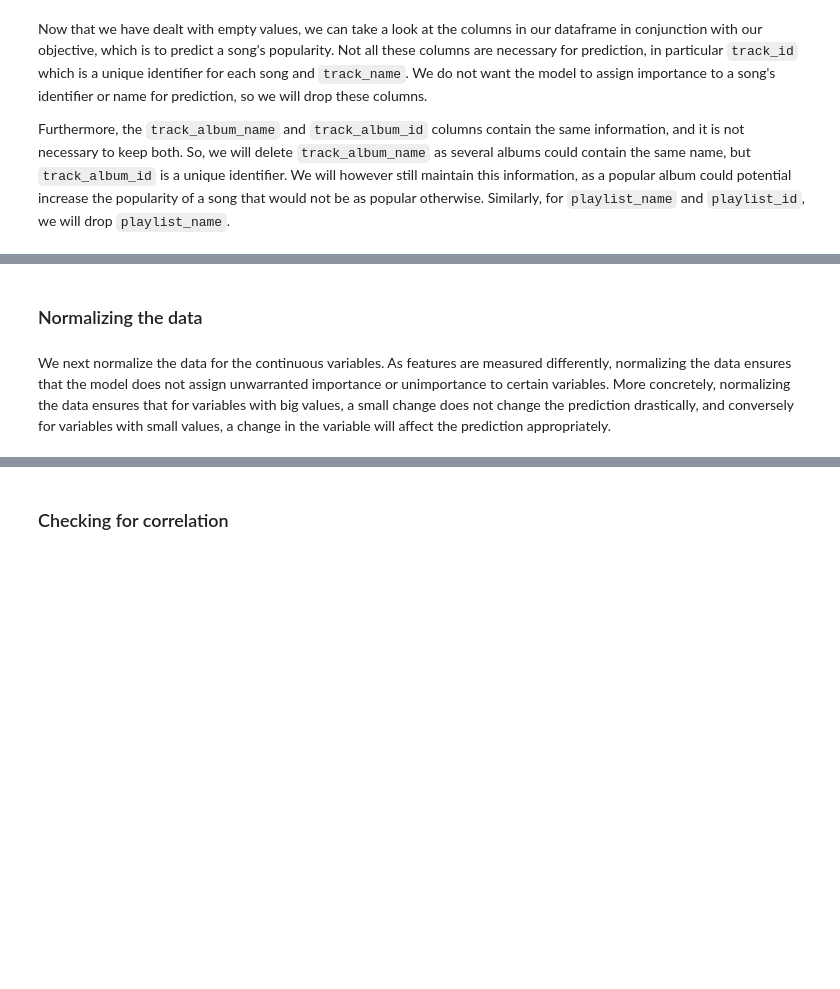
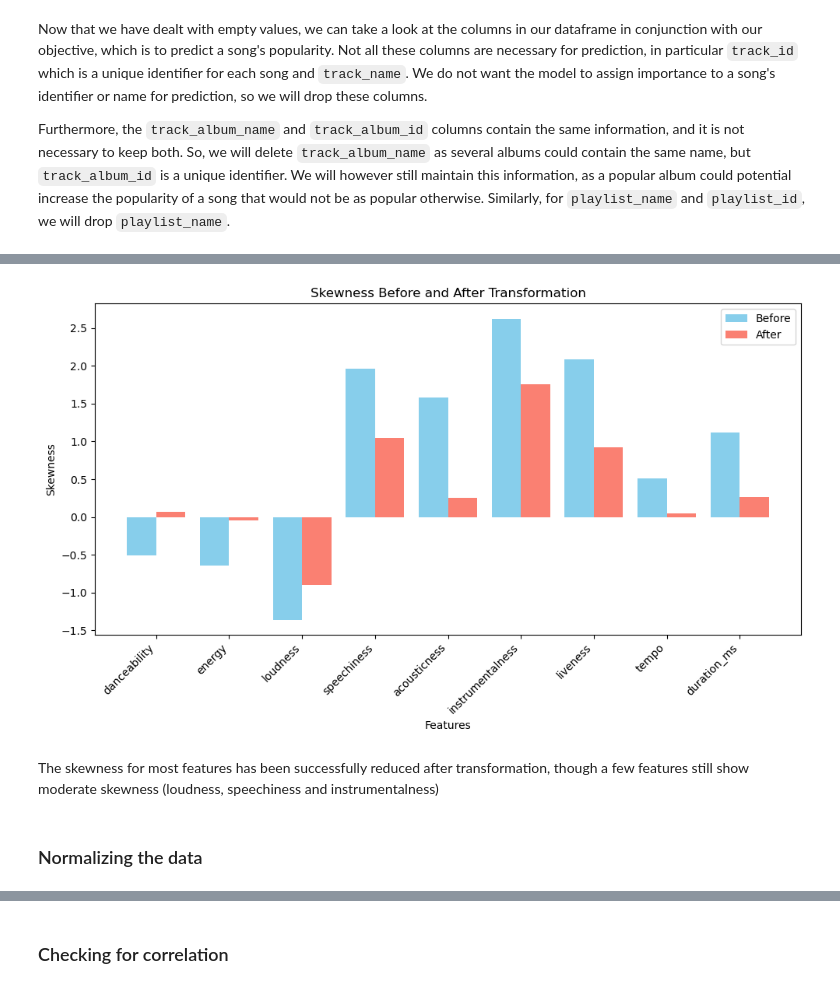
Before and after one commit to EliotAtlani/hit-predict, a Jupyter notebook: notebooks/pre-processing.ipynb, the cells around one changed output, grey strips where cells are left out. Cells and saved outputs as stored; diff of their text form; code cells hidden in the pictures; blank space fills up the shorter version.

```diff
--- a/notebooks/pre-processing.ipynb
+++ b/notebooks/pre-processing.ipynb
@@ -287,4 +380,28 @@ df = df.drop(
+# %%
+fig, ax = plt.subplots(figsize=(10, 6))
+bar_width = 0.4
+index = range(len(skew_df))
+bars_before = ax.bar(
+    index, skew_df["before"], bar_width, label="Before", color="skyblue"
+)
+bars_after = ax.bar(
+    [i + bar_width for i in index],
+    skew_df["after"],
+    bar_width,
+    label="After",
+    color="salmon",
+)
+ax.set_xlabel("Features")
+ax.set_ylabel("Skewness")
+ax.set_title("Skewness Before and After Transformation")
+ax.set_xticks([i + bar_width / 2 for i in index])
+ax.set_xticklabels(skew_df["feature"], rotation=45, ha="right")
+ax.legend()
+plt.tight_layout()
+plt.show()
+# %% [output]
+[figure, added]
+# %% [markdown]
+The skewness for most features has been successfully reduced after transformation, though a few features still show moderate skewness (loudness, speechiness and instrumentalness)
 # %% [markdown]
 ### Normalizing the data
-# %% [markdown]
-We next normalize the data for the continuous variables. As features are measured differently, normalizing the data ensures that the model does not assign unwarranted importance or unimportance to certain variables. More concretely, normalizing the data ensures that for variables with big values, a small change does not change the prediction drastically, and conversely for variables with small values, a change in the variable will affect the prediction appropriately.
```
Also changed, not shown: parts of 23 cells of this notebook, 1 other file.
